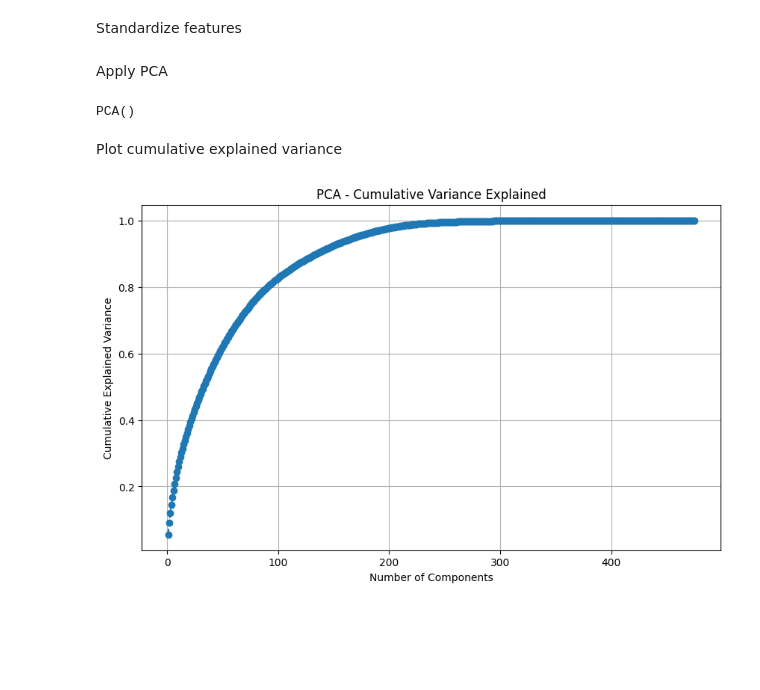
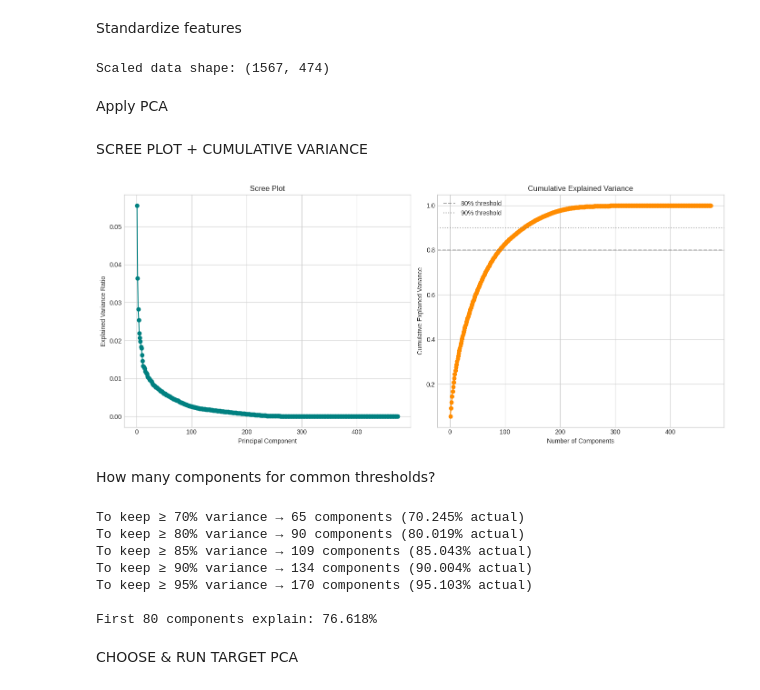
Before and after one commit to willit7384/SECOM-Process-Sensor-Analysis, a Jupyter notebook: notebooks/PCA-PHASE.ipynb, the cells around one changed output. Cells and saved outputs as stored; diff of their text form; code cells hidden in the pictures; blank space fills up the shorter version.

```diff
--- a/notebooks/PCA-PHASE.ipynb
+++ b/notebooks/PCA-PHASE.ipynb
@@ -84,31 +89,75 @@ Feature_587  float64        0        0.0     322
 Standardize features
 # %%
 scaler = StandardScaler()
-X_scaled = scaler.fit_transform(numeric_df)
+X_scaled = scaler.fit_transform(numeric_df.drop(columns=['Pass/Fail'])
+                               if 'Pass/Fail' in numeric_df.columns
+                               else numeric_df)
+
+print("Scaled data shape:", X_scaled.shape)
+# %% [output]
+Scaled data shape: (1567, 474)
 # %% [markdown]
 Apply PCA
 # %%
-pca = PCA()
-pca.fit(X_scaled)
+# FULL PCA (to understand variance distribution)
+pca_full = PCA()
+pca_full.fit(X_scaled)
+
+# Explained variance per component
+explained_var = pca_full.explained_variance_ratio_
+cumulative_var = np.cumsum(explained_var)
+
+n_features = X_scaled.shape[1]
-# %% [output]
-PCA()
-# %% [markdown]
-Plot cumulative explained variance
+# %% [markdown]
+SCREE PLOT + CUMULATIVE VARIANCE
 # %%
-''' This snippet plots the cumulative explained variance to help determine the number of components to keep.
-Use this plot by eye-balling the "elbow" point where adding more components yields diminishing returns in explained variance.
-After determining the number of components, you can re-run PCA with that number for dimensionality reduction. '''
+plt.figure(figsize=(14, 6))
 
+# Scree plot (left)
+plt.subplot(1, 2, 1)
+plt.plot(range(1, len(explained_var) + 1), explained_var, 'o-', color='teal')
+plt.xlabel('Principal Component')
+plt.ylabel('Explained Variance Ratio')
+plt.title('Scree Plot')
+plt.grid(True)
 
-plt.figure(figsize=(10, 6))
-plt.plot(range(1, len(pca.explained_variance_ratio_)+1),
-         pca.explained_variance_ratio_.cumsum(),
-         marker='o', linestyle='--')
-plt.xlabel("Number of Components")
-plt.ylabel("Cumulative Explained Variance")
-plt.title("PCA - Cumulative Variance Explained")
+# Cumulative (right)
+plt.subplot(1, 2, 2)
+plt.plot(range(1, len(cumulative_var) + 1), cumulative_var, 'o-', color='darkorange')
+plt.axhline(y=0.80, color='gray', linestyle='--', alpha=0.7, label='80% threshold')
+plt.axhline(y=0.90, color='gray', linestyle=':', alpha=0.7, label='90% threshold')
+plt.xlabel('Number of Components')
+plt.ylabel('Cumulative Explained Variance')
+plt.title('Cumulative Explained Variance')
+plt.legend()
 plt.grid(True)
+
+plt.tight_layout()
 plt.show()
 # %% [output]
-[figure, old version]
+[figure, new version]
+# %% [markdown]
+How many components for common thresholds?
+# %%
+thresholds = [0.70, 0.80, 0.85, 0.90, 0.95]
+
+for thresh in thresholds:
+    n_comp = np.argmax(cumulative_var >= thresh) + 1
+    actual_var = cumulative_var[n_comp-1]
+    print(f"To keep ≥ {thresh:.0%} variance → {n_comp} components "
+          f"({actual_var:.3%} actual)")
+
+# Also show what 80 fixed components would give
+if n_features >= 80:
+    print(f"\nFirst 80 components explain: {cumulative_var[79]:.3%}")
+# %% [output]
+To keep ≥ 70% variance → 65 components (70.245% actual)
+To keep ≥ 80% variance → 90 components (80.019% actual)
+To keep ≥ 85% variance → 109 components (85.043% actual)
+To keep ≥ 90% variance → 134 components (90.004% actual)
+To keep ≥ 95% variance → 170 components (95.103% actual)
+
+First 80 components explain: 76.618%
+# %% [markdown]
+CHOOSE & RUN TARGET PCA
 # %%
```
Also changed, not shown: parts of 37 cells of this notebook, 10 other files.
